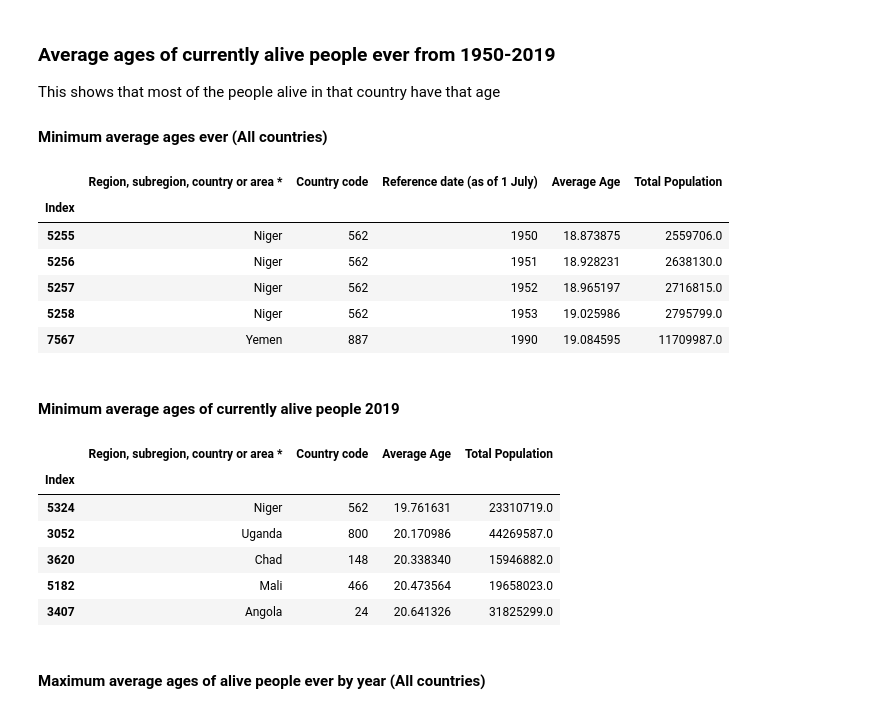
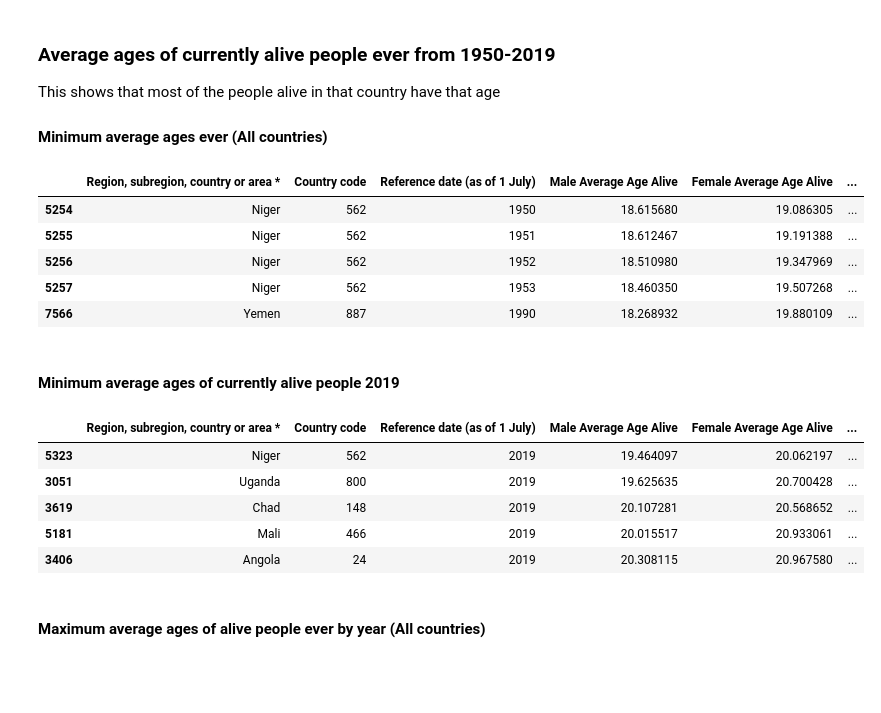
Before and after one commit to t3hami/world-population-facts, a Jupyter notebook: world_population.ipynb, the cells around one changed output. Drawn from its saved outputs; the diff is of its cells as text; code cells hidden in the pictures; blank space fills up the shorter version.

```diff
--- a/world_population.ipynb
+++ b/world_population.ipynb
@@ -40,0 +70,4 @@ world_population_by_age
+# %%
+same_columns = list(world_population_male.columns[:7])
+world_population_by_age_gender = pd.merge(world_population_male, world_population_female, how='left', left_on=same_columns, right_on=same_columns)
+world_population_by_age_gender
@@ -79,0 +108,3 @@ world_population_by_age
+# %%
+world_population_by_age_gender = world_population_by_age_gender.drop(world_population_by_age_gender[world_population_by_age_gender['male0'] == '...'].index)
+world_population_by_age_gender
@@ -86,11 +131,22 @@ Average Age = \frac{\sum_{100}^{age=0} Population\;of\;age\;\times\;age}{Total\;
 \end{align*}
 
 Also multiply each population entry by 1000 because population is in thousands.
-# %%
-world_population_by_age['Average Age'] = 0
-world_population_by_age['Total Population'] = 0
-for i in range(101):
-  world_population_by_age[str(i)] = pd.to_numeric(world_population_by_age[str(i)], errors='coerce').fillna(0) * 1000
-  world_population_by_age['Average Age'] += world_population_by_age[str(i)] * i
-  world_population_by_age['Total Population'] += world_population_by_age[str(i)]
-world_population_by_age['Average Age'] /= world_population_by_age['Total Population']
+# %%
+world_population_by_age_gender['Male Average Age Alive'] = 0
+world_population_by_age_gender['Female Average Age Alive'] = 0
+world_population_by_age_gender['Average Age Alive'] = 0
+world_population_by_age_gender['Male Total Population'] = 0
+world_population_by_age_gender['Female Total Population'] = 0
+world_population_by_age_gender['Total Population'] = 0
+for i in range(101):
+  world_population_by_age_gender['male'+str(i)] = pd.to_numeric(world_population_by_age_gender['male'+str(i)], errors='coerce').fillna(0) * 1000
+  world_population_by_age_gender['female'+str(i)] = pd.to_numeric(world_population_by_age_gender['female'+str(i)], errors='coerce').fillna(0) * 1000
+  world_population_by_age_gender['Male Average Age Alive'] += world_population_by_age_gender['male'+str(i)] * i
+  world_population_by_age_gender['Female Average Age Alive'] += world_population_by_age_gender['female'+str(i)] * i
+  world_population_by_age_gender['Male Total Population'] += world_population_by_age_gender['male'+str(i)]
+  world_population_by_age_gender['Female Total Population'] += world_population_by_age_gender['female'+str(i)]
+world_population_by_age_gender['Total Population'] = world_population_by_age_gender['Male Total Population'] + world_population_by_age_gender['Female Total Population']
+world_population_by_age_gender['Average Age Alive'] = (world_population_by_age_gender['Male Average Age Alive'] + world_population_by_age_gender['Female Average Age Alive'])/world_population_by_age_gender['Total Population']
+world_population_by_age_gender['Male Average Age Alive'] /= world_population_by_age_gender['Male Total Population']
+world_population_by_age_gender['Female Average Age Alive'] /= world_population_by_age_gender['Female Total Population']
+world_population_by_age_gender
@@ -100,28 +170,26 @@ This shows that most of the people alive in that country have that age
 
 #### Minimum average ages ever (All countries)
 # %%
-world_population_by_age.nsmallest(5, ['Average Age'])[['Region, subregion, country or area *','Country code', 'Reference date (as of 1 July)' , 'Average Age', 'Total Population']]
+world_population_by_age_gender.nsmallest(5, ['Average Age Alive'])[['Region, subregion, country or area *','Country code', 'Reference date (as of 1 July)' , 'Male Average Age Alive', 'Female Average Age Alive', 'Average Age Alive', 'Male Total Population', 'Female Total Population', 'Total Population']]
 # %% [output]
-|  | Region, subregion, country or area * | Country code | Reference date (as of 1 July) | Average Age | Total Population |
-| Index |  |  |  |  |  |
-| 5255 | Niger | 562 | 1950 | 18.873875 | 2559706.0 |
-| 5256 | Niger | 562 | 1951 | 18.928231 | 2638130.0 |
-| 5257 | Niger | 562 | 1952 | 18.965197 | 2716815.0 |
-| 5258 | Niger | 562 | 1953 | 19.025986 | 2795799.0 |
-| 7567 | Yemen | 887 | 1990 | 19.084595 | 11709987.0 |
+|  | Region, subregion, country or area * | Country code | Reference date (as of 1 July) | Male Average Age Alive | Female Average Age Alive | ... |
+| 5254 | Niger | 562 | 1950 | 18.615680 | 19.086305 | ... |
+| 5255 | Niger | 562 | 1951 | 18.612467 | 19.191388 | ... |
+| 5256 | Niger | 562 | 1952 | 18.510980 | 19.347969 | ... |
+| 5257 | Niger | 562 | 1953 | 18.460350 | 19.507268 | ... |
+| 7566 | Yemen | 887 | 1990 | 18.268932 | 19.880109 | ... |
 # %% [markdown]
 #### Minimum average ages of currently alive people 2019
 # %%
-world_population_by_age_2019 = world_population_by_age[world_population_by_age['Reference date (as of 1 July)'] == 2019]
-world_population_by_age_2019.nsmallest(5, ['Average Age'])[['Region, subregion, country or area *','Country code' , 'Average Age', 'Total Population']]
+world_population_by_age_2019 = world_population_by_age_gender[world_population_by_age_gender['Reference date (as of 1 July)'] == 2019]
+world_population_by_age_2019.nsmallest(5, ['Average Age Alive'])[['Region, subregion, country or area *','Country code', 'Reference date (as of 1 July)' , 'Male Average Age Alive', 'Female Average Age Alive', 'Average Age Alive', 'Male Total Population', 'Female Total Population', 'Total Population']]
 # %% [output]
-|  | Region, subregion, country or area * | Country code | Average Age | Total Population |
-| Index |  |  |  |  |
-| 5324 | Niger | 562 | 19.761631 | 23310719.0 |
-| 3052 | Uganda | 800 | 20.170986 | 44269587.0 |
-| 3620 | Chad | 148 | 20.338340 | 15946882.0 |
-| 5182 | Mali | 466 | 20.473564 | 19658023.0 |
-| 3407 | Angola | 24 | 20.641326 | 31825299.0 |
+|  | Region, subregion, country or area * | Country code | Reference date (as of 1 July) | Male Average Age Alive | Female Average Age Alive | ... |
+| 5323 | Niger | 562 | 2019 | 19.464097 | 20.062197 | ... |
+| 3051 | Uganda | 800 | 2019 | 19.625635 | 20.700428 | ... |
+| 3619 | Chad | 148 | 2019 | 20.107281 | 20.568652 | ... |
+| 5181 | Mali | 466 | 2019 | 20.015517 | 20.933061 | ... |
+| 3406 | Angola | 24 | 2019 | 20.308115 | 20.967580 | ... |
 # %% [markdown]
 #### Maximum average ages of alive people ever by year (All countries)
 # %%
```
Also changed, not shown: parts of 23 cells of this notebook, 1 other file.
